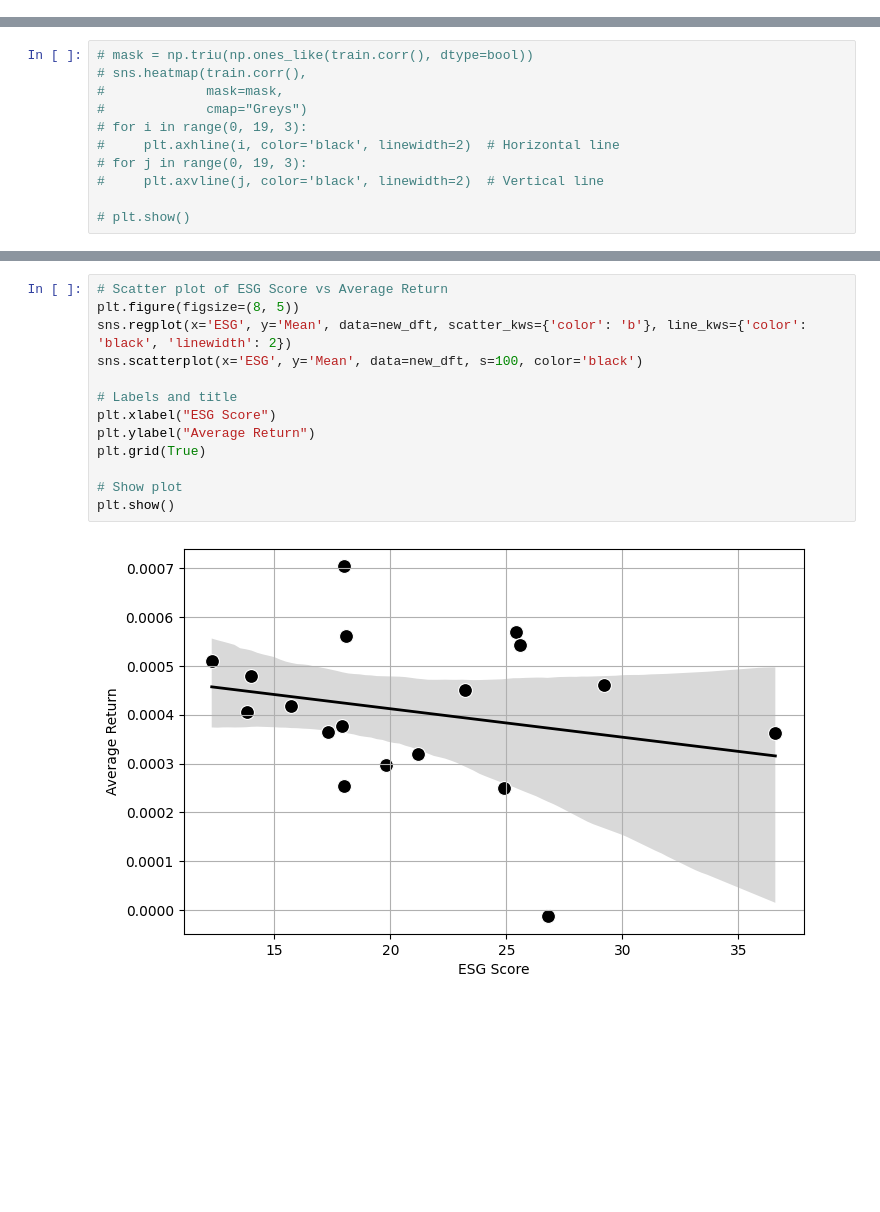
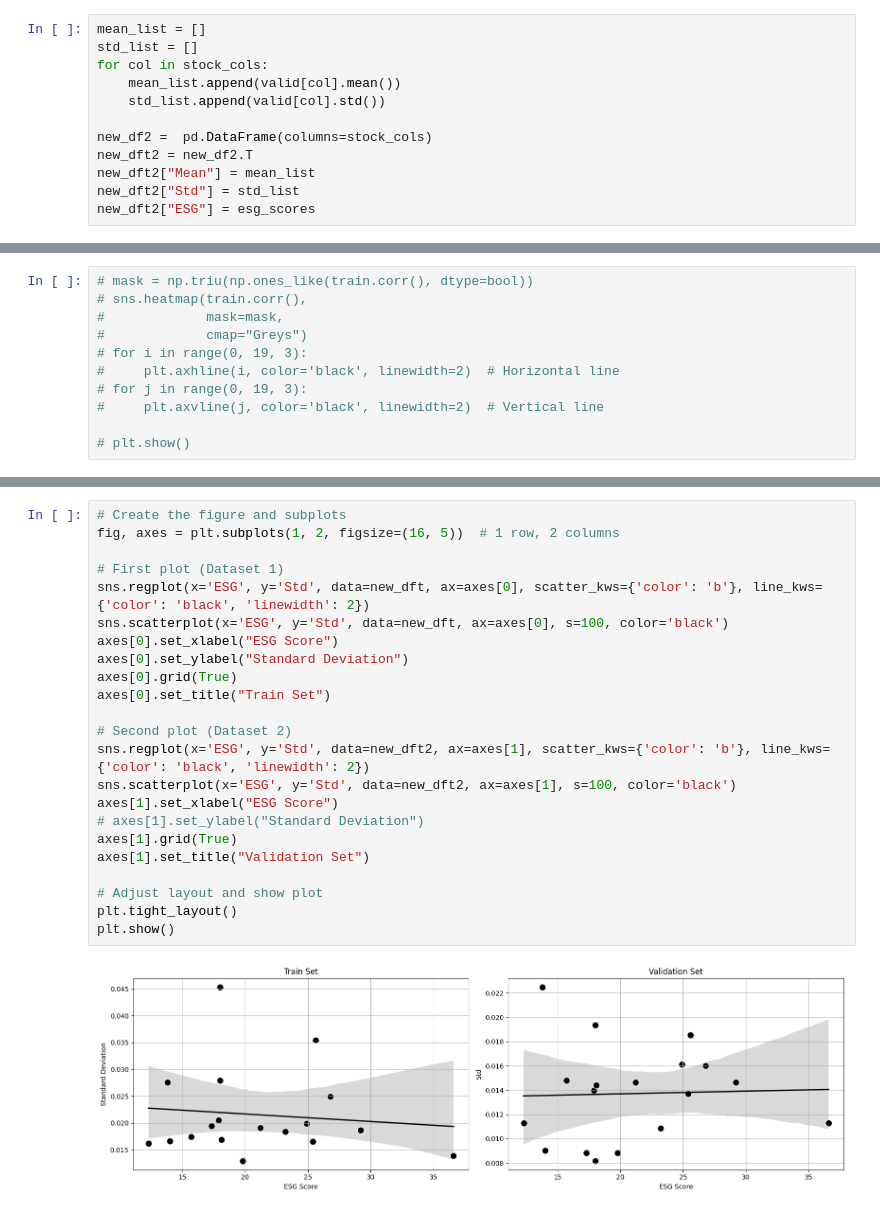
Before and after one commit to DataJakob/BBAN5000-Master-Thesis, a Jupyter notebook: Results/eda.ipynb, the cells around one changed output, grey strips where cells are left out. Saved outputs shown, nothing was run; the diff lists cells and outputs as text; blank space fills up the shorter version.

```diff
--- a/Results/eda.ipynb
+++ b/Results/eda.ipynb
@@ -54,6 +54,18 @@ new_dft = new_df.T
 new_dft["Mean"] = mean_list
 new_dft["Std"] = std_list
 new_dft["ESG"] = esg_scores
+# %%
+mean_list = []
+std_list = []
+for col in stock_cols:
+    mean_list.append(valid[col].mean())
+    std_list.append(valid[col].std())
+
+new_df2 =  pd.DataFrame(columns=stock_cols)
+new_dft2 = new_df2.T
+new_dft2["Mean"] = mean_list
+new_dft2["Std"] = std_list
+new_dft2["ESG"] = esg_scores
 # %% [markdown]
 <h1> Line Plots by Sectors <h1>
 # %%
@@ -182,16 +221,26 @@ plt.show()
 # %%
-# Scatter plot of ESG Score vs Average Return
-plt.figure(figsize=(8, 5))
-sns.regplot(x='ESG', y='Mean', data=new_dft, scatter_kws={'color': 'b'}, line_kws={'color': 'black', 'linewidth': 2})
-sns.scatterplot(x='ESG', y='Mean', data=new_dft, s=100, color='black')
+# Create the figure and subplots
+fig, axes = plt.subplots(1, 2, figsize=(16, 5))  # 1 row, 2 columns
 
-# Labels and title
-plt.xlabel("ESG Score")
-plt.ylabel("Average Return")
-plt.grid(True)
+# First plot (Dataset 1)
+sns.regplot(x='ESG', y='Std', data=new_dft, ax=axes[0], scatter_kws={'color': 'b'}, line_kws={'color': 'black', 'linewidth': 2})
+sns.scatterplot(x='ESG', y='Std', data=new_dft, ax=axes[0], s=100, color='black')
+axes[0].set_xlabel("ESG Score")
+axes[0].set_ylabel("Standard Deviation")
+axes[0].grid(True)
+axes[0].set_title("Train Set")
 
-# Show plot
+# Second plot (Dataset 2)
+sns.regplot(x='ESG', y='Std', data=new_dft2, ax=axes[1], scatter_kws={'color': 'b'}, line_kws={'color': 'black', 'linewidth': 2})
+sns.scatterplot(x='ESG', y='Std', data=new_dft2, ax=axes[1], s=100, color='black')
+axes[1].set_xlabel("ESG Score")
+# axes[1].set_ylabel("Standard Deviation")
+axes[1].grid(True)
+axes[1].set_title("Validation Set")
+
+# Adjust layout and show plot
+plt.tight_layout()
 plt.show()
 # %% [output]
-[figure, old version]
+[figure, new version]
 # %%
```
Also changed, not shown: parts of 5 cells of this notebook, 39 other files.
